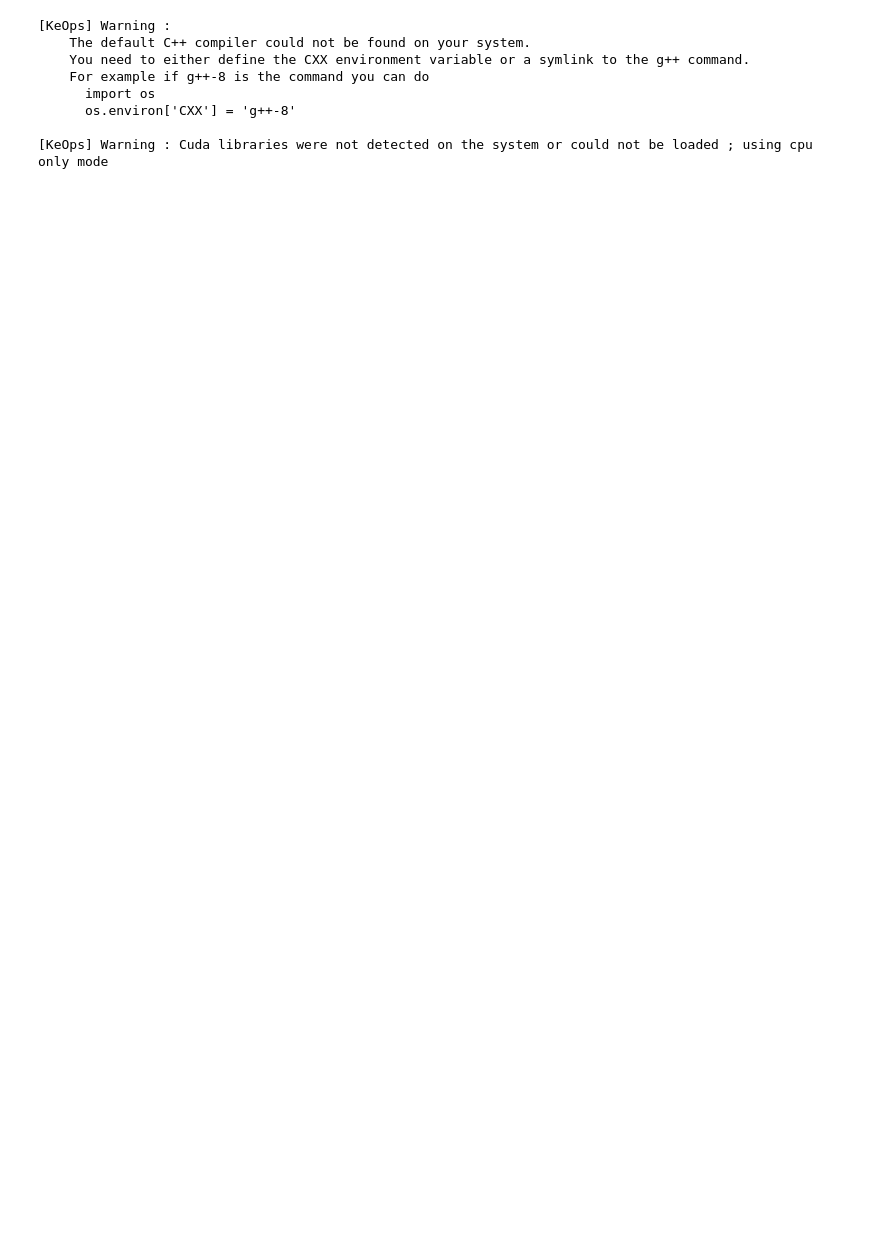
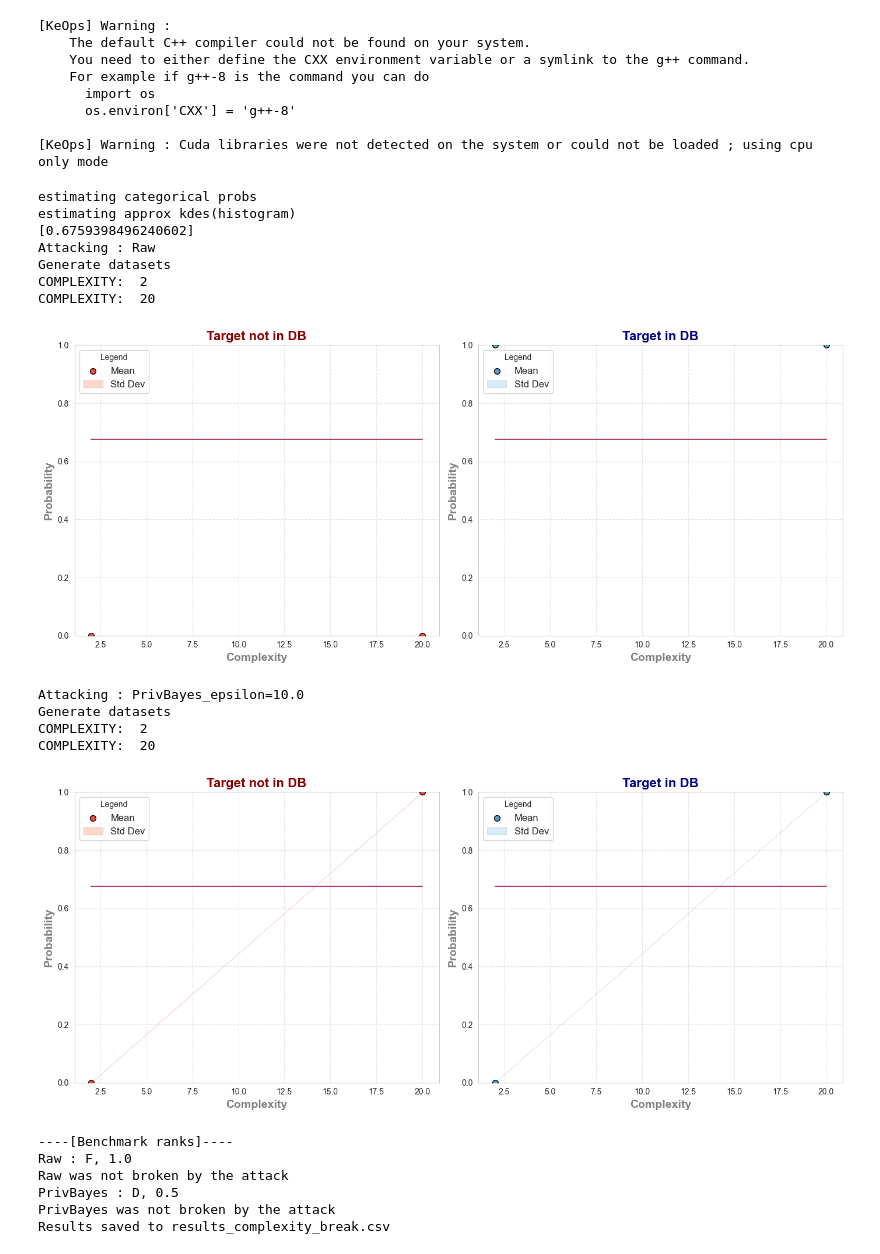
Before and after one commit to ArthGV/Benchmarking-of-Tabular-Synthetic-Data-Generation, a Jupyter notebook: privacy/run_pipeline.ipynb, the cells around one changed output. Cells and saved outputs as stored; diff of their text form; code cells hidden in the pictures; blank space fills up the shorter version.

```diff
--- a/privacy/run_pipeline.ipynb
+++ b/privacy/run_pipeline.ipynb
@@ -21,18 +21,38 @@ from utils.tapas.tapas_data_processors import AdultDataProcessor
 # %%
 data = tapas.datasets.TabularDataset.read("data/adult")
 data = AdultDataProcessor.process_tapas_tabulardataset(data)
 target_record = data.get_records([0])
 data.drop_records([0], in_place=True)
 attack = MyAttack(100, features=RandomTargetedQueryFeature(target_record,4,2))
 
 gen = ReprosynGenerator(DS_PRIVBAYES, label="PrivBayes", epsilon=1.0)
 
 pipeline = BenchmarkPipeline(data, attack, [gen], target_record=target_record)
 # benchmarking_metric = AUCMetric([0, 0.17, 0.33, 0.5, 0.67, 0.83])
 
 
 # just add the path to the folder where the generated data will be saved, the name of the file will be generated automatically
-# pipeline.run([2,20], 1, 2,  plot_style='single', benchmarking_metric=benchmarking_metric, imported_data_paths=[r'data/generated_datasets/raw.pkl'])
+pipeline.run([2,20], 1, 2,  plot_style='double', benchmarking_metric=benchmarking_metric)
 
 # if you want to run the attack without generating data, just set generate=False and add the path to the folder where the generated data will be saved
 # pipeline.run_importing_data([2,4], 1, 2, imported_data_path="data/shadow_datasets_Raw_4.pkl")
+# %% [output]
+estimating categorical probs
+estimating approx kdes(histogram)
+[0.6759398496240602]
+Attacking : Raw
+Generate datasets
+COMPLEXITY:  2
+COMPLEXITY:  20
+[figure, added]
+Attacking : PrivBayes_epsilon=10.0
+Generate datasets
+COMPLEXITY:  2
+COMPLEXITY:  20
+[figure, added]
+----[Benchmark ranks]----
+Raw : F, 1.0
+Raw was not broken by the attack
+PrivBayes : D, 0.5
+PrivBayes was not broken by the attack
+Results saved to results_complexity_break.csv
```
Also changed, not shown: parts of 12 cells of this notebook, 2 other files.
